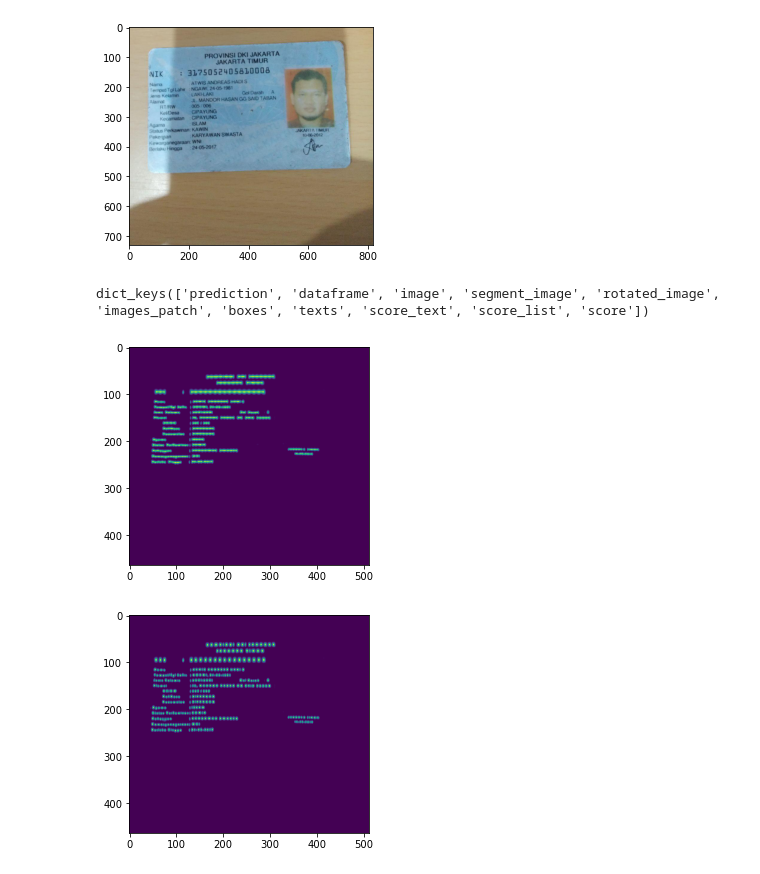
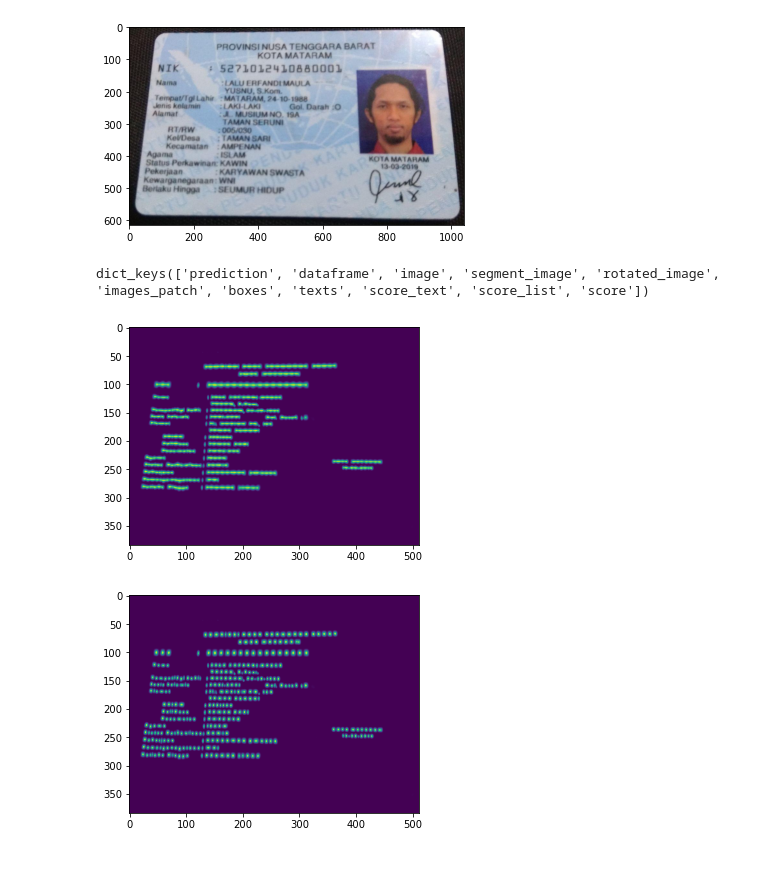
Before and after one commit to nunenuh/iqradre, a Jupyter notebook: notebook/IDCard.ipynb, the cells around one changed output. Drawn from its saved outputs; the diff is of its cells as text; code cells hidden in the pictures.

```diff
--- a/notebook/IDCard.ipynb
+++ b/notebook/IDCard.ipynb
@@ -35,7 +32,7 @@ Wall time: 9.47 s
 # %%
 %%time
-impath = 'images/ktp_aan/ktp4.jpg'
-# impath = 'images/fandi_ktp/ktp2.jpg'
+# impath = 'images/ktp_aan/ktp2.jpg'
+impath = 'images/fandi_ktp/ktp5.jpg'
 # impath = '/data/idcard/combined/sampled/14907_image.jpg'
-pred_data = idcard.predict(impath, low_text=0.1, min_size_percent=5)
+pred_data = idcard.predict(impath, low_text=0.2, min_size_percent=3, dsize=(750,1000))
 # %% [output]
@@ -45,4 +42,4 @@ Wall time: 4.7 s
-[figure, old version]
+[figure, new version]
 # %%
 pred_data.keys()
 # %% [output]
@@ -50,11 +47,11 @@ dict_keys(['prediction', 'dataframe', 'image', 'segment_image', 'rotated_image',
 # %%
 plt.imshow(pred_data['score']);plt.show()
 # %% [output]
-[figure, old version]
+[figure, new version]
 # %%
 plt.imshow(pred_data['score_text']);plt.show()
 # %% [output]
-[figure, old version]
+[figure, new version]
 # %%
 plt.figure(figsize=(12,12))
 plt.imshow(pred_data['segment_image']);plt.show()
```
Also changed, not shown: parts of 10 cells of this notebook, 4 other files.
